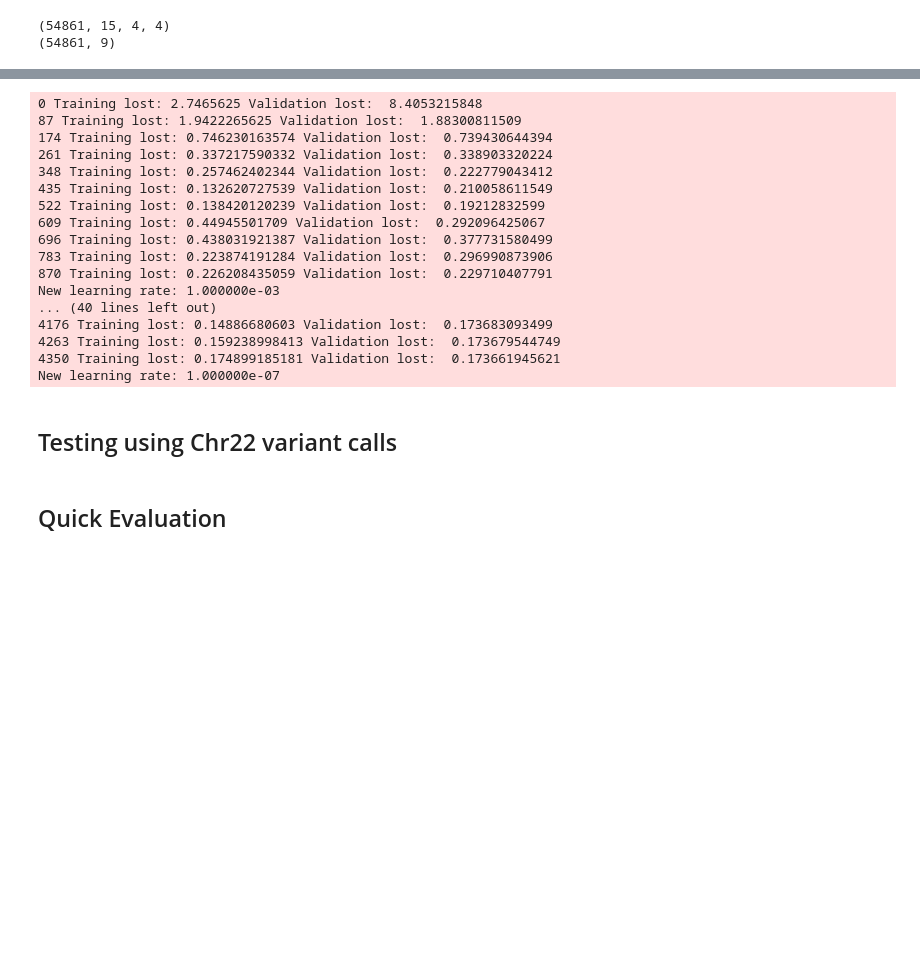
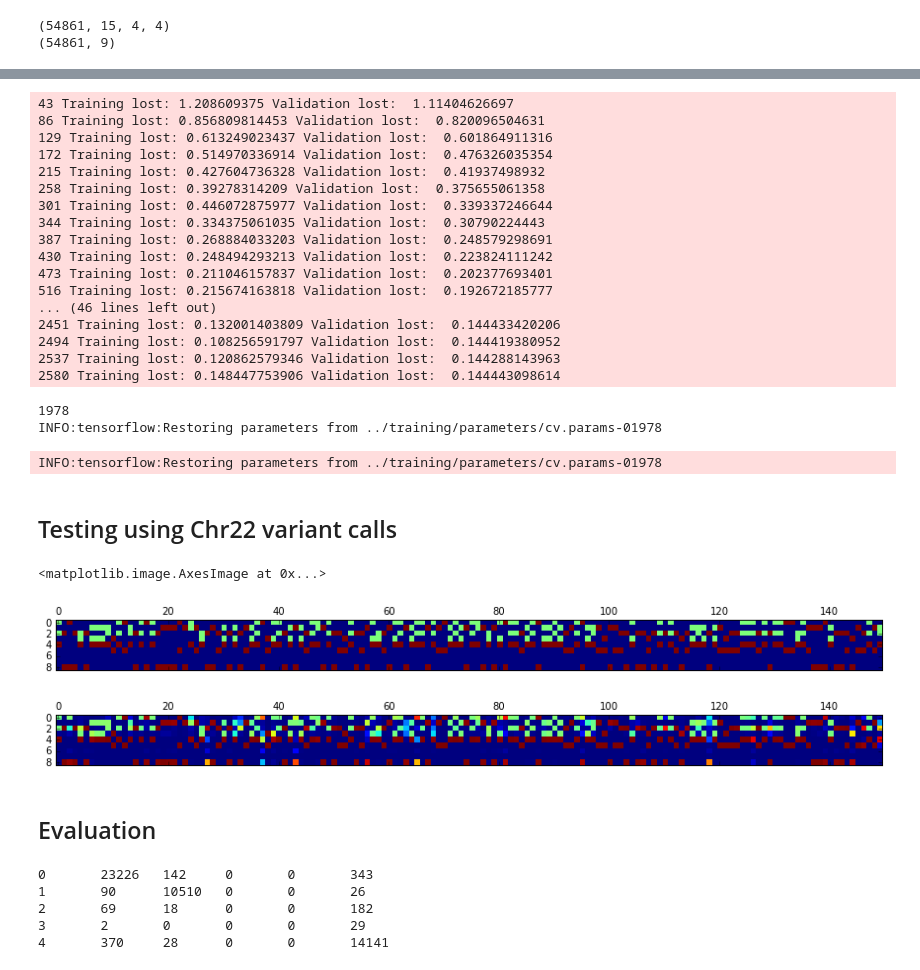
Before and after one commit to aquaskyline/Clairvoyante, a Jupyter notebook: jupyter_nb/demo.ipynb, the cells around one changed output, grey strips where cells are left out. Drawn from its saved outputs; the diff is of its cells as text; code cells hidden in the pictures; blank space fills up the shorter version.

```diff
--- a/jupyter_nb/demo.ipynb
+++ b/jupyter_nb/demo.ipynb
@@ -67,11 +67,12 @@ m = cv.Clairvoyante()
 m.init()
 # %%
 # training and save the parameters, we train on the first 80% SNP sites and validate on other 20% SNP sites
-batchSize = 500
+batchSize = 1000
 validationLosts = []
 XLen = len(XArray)
 XIdx = int(XLen * 0.8)
-for i in range(int(XIdx/batchSize)*50+1):
+epoch = 0
+for i in range(1, int(XIdx/batchSize)*60+1):
     XBatch, YBatch = utils.GetBatch(XArray[:XIdx], YArray[:XIdx], size=batchSize)
     loss = m.train(XBatch, YBatch)
     if i % int(XIdx / batchSize) == 0:
@@ -81,34 +82,39 @@ for i in range(int(XIdx/batchSize)*50+1):
                  "Validation lost: ", validationLost/(XLen-XIdx)
         m.saveParameters('../training/parameters/cv.params-%05d' % i)
         validationLosts.append( (validationLost, i) )
-        if i % 10 == 0 and i != 0:
+        if epoch and epoch % 20 == 0:
             nl = m.setLearningRate()
-            print >> sys.stderr, "New learning rate: %e" % nl
+            print >> sys.stderr, "New learning rate: %.2e" % nl
+        epoch += 1
 # %% [output]
-0 Training lost: 2.7465625 Validation lost:  8.4053215848
-87 Training lost: 1.9422265625 Validation lost:  1.88300811509
-174 Training lost: 0.746230163574 Validation lost:  0.739430644394
-261 Training lost: 0.337217590332 Validation lost:  0.338903320224
-348 Training lost: 0.257462402344 Validation lost:  0.222779043412
-435 Training lost: 0.132620727539 Validation lost:  0.210058611549
-522 Training lost: 0.138420120239 Validation lost:  0.19212832599
-609 Training lost: 0.44945501709 Validation lost:  0.292096425067
-696 Training lost: 0.438031921387 Validation lost:  0.377731580499
-783 Training lost: 0.223874191284 Validation lost:  0.296990873906
-870 Training lost: 0.226208435059 Validation lost:  0.229710407791
-New learning rate: 1.000000e-03
-... (40 lines left out)
-4176 Training lost: 0.14886680603 Validation lost:  0.173683093499
-4263 Training lost: 0.159238998413 Validation lost:  0.173679544749
-4350 Training lost: 0.174899185181 Validation lost:  0.173661945621
-New learning rate: 1.000000e-07
+43 Training lost: 1.208609375 Validation lost:  1.11404626697
+86 Training lost: 0.856809814453 Validation lost:  0.820096504631
+129 Training lost: 0.613249023437 Validation lost:  0.601864911316
+172 Training lost: 0.514970336914 Validation lost:  0.476326035354
+215 Training lost: 0.427604736328 Validation lost:  0.41937498932
+258 Training lost: 0.39278314209 Validation lost:  0.375655061358
+301 Training lost: 0.446072875977 Validation lost:  0.339337246644
+344 Training lost: 0.334375061035 Validation lost:  0.30790224443
+387 Training lost: 0.268884033203 Validation lost:  0.248579298691
+430 Training lost: 0.248494293213 Validation lost:  0.223824111242
+473 Training lost: 0.211046157837 Validation lost:  0.202377693401
+516 Training lost: 0.215674163818 Validation lost:  0.192672185777
+... (46 lines left out)
+2451 Training lost: 0.132001403809 Validation lost:  0.144433420206
+2494 Training lost: 0.108256591797 Validation lost:  0.144419380952
+2537 Training lost: 0.120862579346 Validation lost:  0.144288143963
+2580 Training lost: 0.148447753906 Validation lost:  0.144443098614
 # %%
 # pick the parameter set of the smallest validation loss
 
 validationLosts.sort()
 i = validationLosts[0][1]
 print i
-m.restoreParameters('../training/parameters/cv.params-%04d' % i)
+m.restoreParameters('../training/parameters/cv.params-%05d' % i)
+# %% [output]
+1978
+INFO:tensorflow:Restoring parameters from ../training/parameters/cv.params-01978
+INFO:tensorflow:Restoring parameters from ../training/parameters/cv.params-01978
 # %% [markdown]
 ## Testing using Chr22 variant calls
 # %%
@@ -117,16 +123,26 @@ utils.GetTrainingArray("../training/tensor_chr22",
                        "../training/var_chr22",
                        "../testingData/chr22/CHROM22_v.3.3.2_highconf_noinconsistent.bed",
                        "chr22")
-# %%
-base, t = m.predict(XArray2)
+# %%
+batchSize = 1000
+bases, ts = m.predict(XArray2[0:batchSize])
+
+for i in range(batchSize, len(XArray2), batchSize):
+    base, t = m.predict(XArray2[i:i+batchSize])
+    bases = np.append(bases, base, 0)
+    ts = np.append(ts, t, 0)
 # %%
 # we can compare the output of the expected calls and the predicted calls
 
 figure(figsize=(15, 5))
 matshow(YArray2[4000:4150,:].transpose(), fignum=0)
 figure(figsize=(15, 5))
-matshow(np.concatenate( (base[4000:4150,:],t[4000:4150,:]),1).transpose(), fignum=0)
+matshow(np.concatenate( (bases[4000:4150,:],ts[4000:4150,:]),1).transpose(), fignum=0)
+# %% [output]
+<matplotlib.image.AxesImage at 0x...>
+[figure, added]
+[figure, added]
 # %% [markdown]
-## Quick Evaluation
+## Evaluation
 # %%
 ed = []
@@ -136,10 +152,16 @@ ed = np.array(ed)
 # %%
 from collections import Counter
 # %%
-for i in range(4):
+for i in range(5):
     cnt = Counter(ed[ed[:,2]==i,1])
     print i,"\t",
-    for j in range(4):
+    for j in range(5):
         print cnt.get(j,0),"\t",
     print
+# %% [output]
+0       23226   142     0       0       343
+1       90      10510   0       0       26
+2       69      18      0       0       182
+3       2       0       0       0       29
+4       370     28      0       0       14141
 # %%
```
Also changed, not shown: parts of 4 cells of this notebook, 8 other files.
